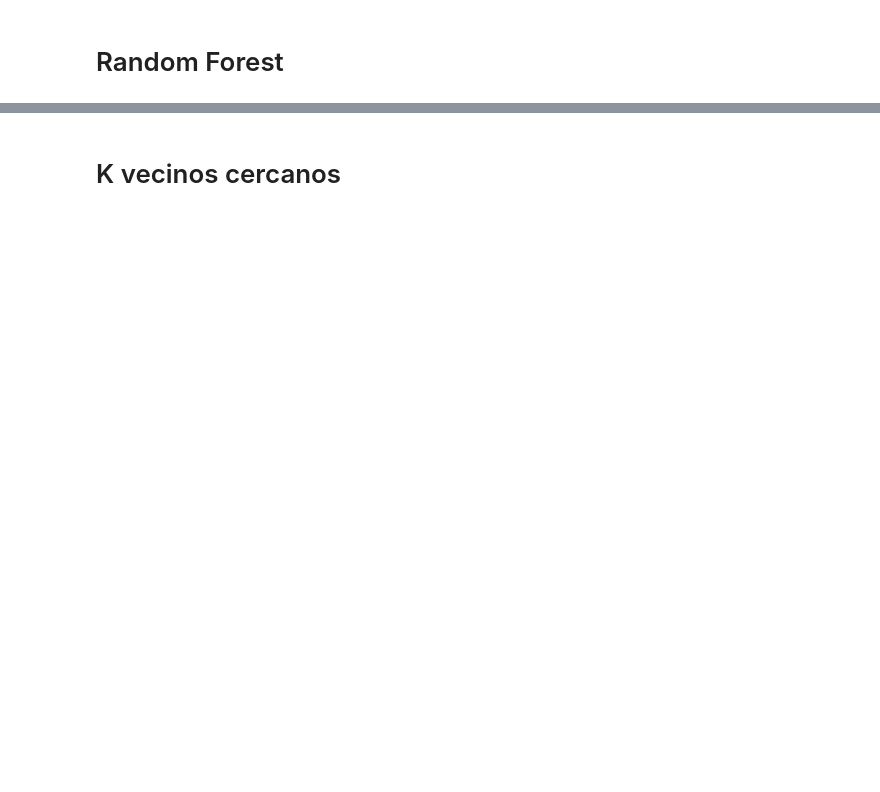
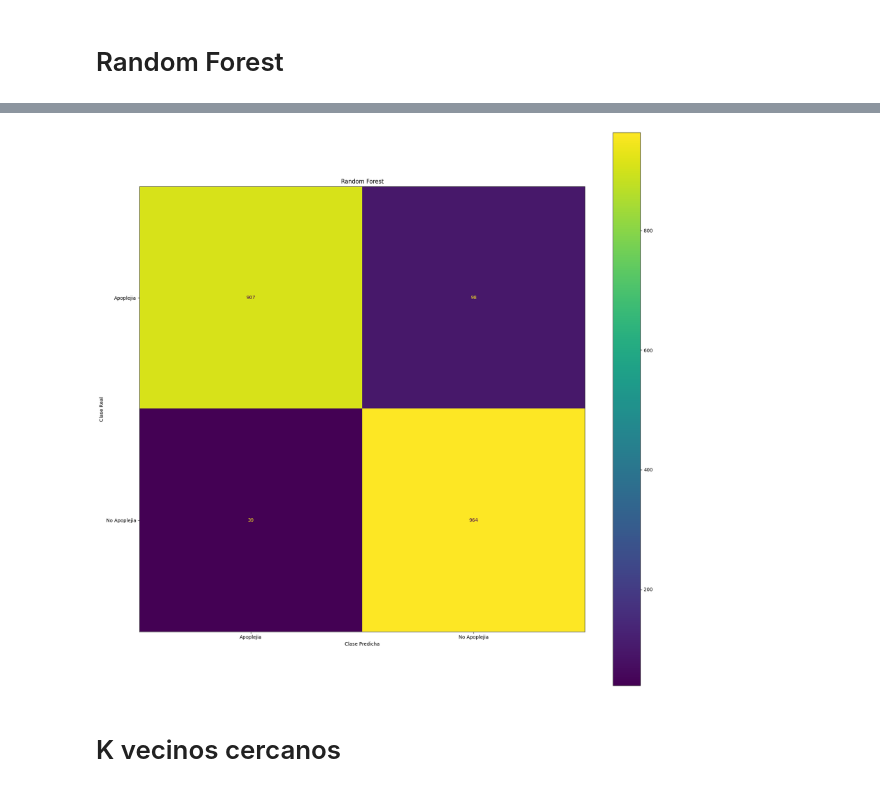
Before and after one commit to GabyDs/EjerciciosInteligenciaComputacional, a Jupyter notebook: Experiencia2.ipynb, the cells around one changed output, grey strips where cells are left out. Saved outputs shown, nothing was run; the diff lists cells and outputs as text; code cells hidden in the pictures; blank space fills up the shorter version.

```diff
--- a/Experiencia2.ipynb
+++ b/Experiencia2.ipynb
@@ -483,4 +487,8 @@ Tiempo total: 0.5385 s
 #######################################
+# %%
+plot_confusion_matrix(y_test, y_pred, labels=["Apoplejia", "No Apoplejia"], model_name="Random Forest")
+# %% [output]
+[figure, added]
 # %% [markdown]
 # K vecinos cercanos
 # %%
```
Also changed, not shown: parts of 9 cells of this notebook.
